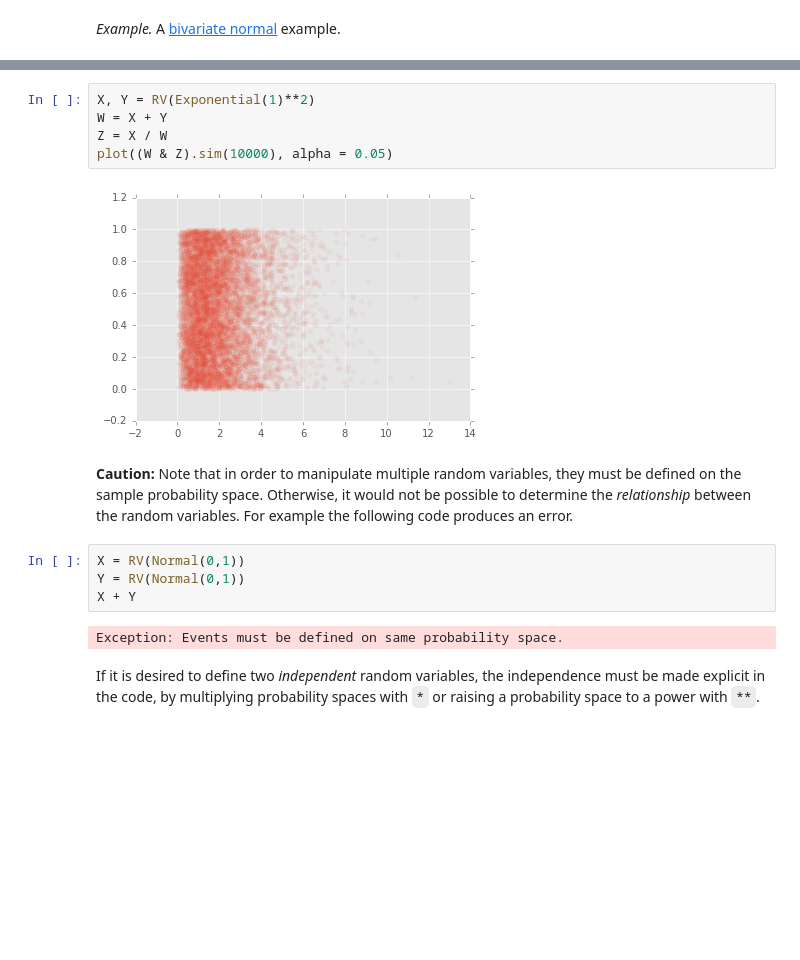
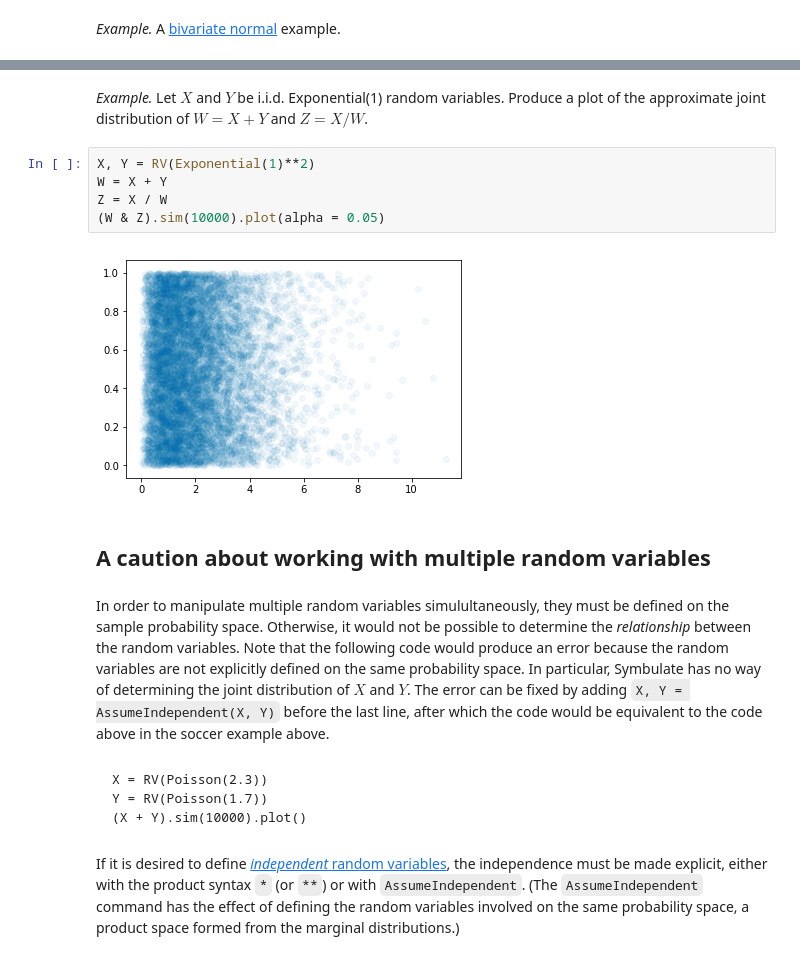
Before and after one commit to dlsun/symbulate, a Jupyter notebook: docs/joint.ipynb, the cells around one changed output, grey strips where cells are left out. Drawn from its saved outputs; the diff is of its cells as text; blank space fills up the shorter version.

````diff
--- a/docs/joint.ipynb
+++ b/docs/joint.ipynb
@@ -326,17 +337,22 @@ Z.sim(10000).plot()
+# %% [markdown]
+*Example.* Let $X$ and $Y$ be i.i.d. Exponential(1) random variables.  Produce a plot of the approximate joint distribution of $W = X+ Y$ and $Z = X / W$.
 # %%
 X, Y = RV(Exponential(1)**2)
 W = X + Y
 Z = X / W
-plot((W & Z).sim(10000), alpha = 0.05)
+(W & Z).sim(10000).plot(alpha = 0.05)
 # %% [output]
-[figure, old version]
+[figure, new version]
+# %% [markdown]
+<a id='caution'></a>
+## A caution about working with multiple random variables
 # %% [markdown]
-**Caution:** Note that in order to manipulate multiple random variables, they must be defined on the sample probability space.  Otherwise, it would not be possible to determine the *relationship* between the random variables.  For example the following code produces an error.
+In order to manipulate multiple random variables simulultaneously, they must be defined on the sample probability space.  Otherwise, it would not be possible to determine the *relationship* between the random variables.  Note that the following code would produce an error because the random variables are not explicitly defined on the same probability space.  In particular, Symbulate has no way of determining the joint distribution of $X$ and $Y$.  The error can be fixed by adding `X, Y = AssumeIndependent(X, Y)` before the last line, after which the code would be equivalent to the code above in the soccer example above.
-# %%
-X = RV(Normal(0,1))
-Y = RV(Normal(0,1))
-X + Y
-# %% [output]
-Exception: Events must be defined on same probability space.
+# %% [markdown]
+```
+X = RV(Poisson(2.3))
+Y = RV(Poisson(1.7))
+(X + Y).sim(10000).plot()
+```
 # %% [markdown]
-If it is desired to define two *independent* random variables, the independence must be made explicit in the code, by multiplying probability spaces with `*` or raising a probability space to a power with `**`.
+If it is desired to define [*independent* random variables](#def_ind_ran), the independence must be made explicit, either with the product syntax `*` (or `**`) or with `AssumeIndependent`.  (The `AssumeIndependent` command has the effect of defining the random variables involved on the same probability space, a product space formed from the marginal distributions.)
````
Also changed, not shown: parts of 76 cells of this notebook, 29 other files.
